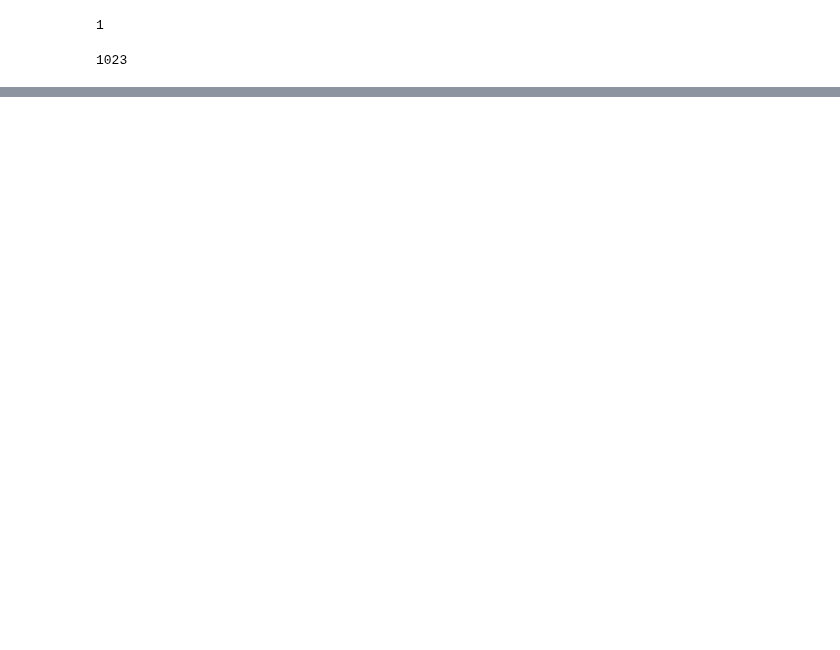
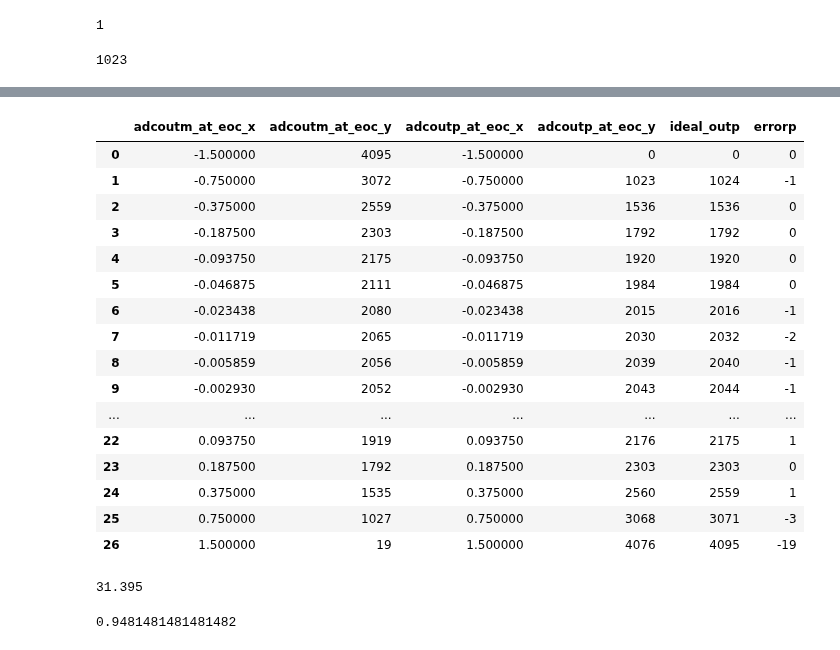
Before and after one commit to venkataratnamb20/quicksilicon, a Jupyter notebook: notebooks/vlsi/pyadc/pyadc.ipynb, the cells around one changed output, grey strips where cells are left out. Drawn from its saved outputs; the diff is of its cells as text; code cells hidden in the pictures; blank space fills up the shorter version.

Commit message:
saradc calculations. Read adcout and compare.

```diff
--- a/notebooks/vlsi/pyadc/pyadc.ipynb
+++ b/notebooks/vlsi/pyadc/pyadc.ipynb
@@ -11,11 +11,11 @@ class Adc:
     vrefp: float = 1.0
     vrefm: float = 0.0
     fs: float = 10e3
-    def __post_init__(self, nbit: int = 10, vrefp: float = 1.0, vrefm: float = 0.0, fs: float = 1e3):
-        self.nbit = nbit
-        self.vrefp = vrefp
-        self.vrefm = vrefm
-        self.fs = fs
+    # def __post_init__(self, nbit: int = 10, vrefp: float = 1.0, vrefm: float = 0.0, fs: float = 1e3):
+    #     self.nbit = nbit
+    #     self.vrefp = vrefp
+    #     self.vrefm = vrefm
+    #     self.fs = fs
 
     @property
     def vref(self):
@@ -287,0 +369,13 @@ assert int(code, 2) == 2**0
+# %%
+vrefp = 1.5
+adc_diff = Adc(
+    nbit = 12,
+    vrefp = 2*vrefp,
+    vrefm = 0.0,
+    fs = 10e3
+)
+adc_diff_convert = lambda vin, vrefp=1.0: adc_diff.convert(vrefp + vin)
+for i in range(nbit):
+    _vin = 2**i * adc_diff.lsb
+    code = adc_diff_convert(_vin, vrefp)
+    print(f"i: {i}\t::\tvin:{_vin}::code: {code}")
@@ -287,0 +395,9 @@ assert int(code, 2) == 2**0
+# %%
+
+# data_path = Path(os.getcwd()).parent / "data"
+data_path = Path(os.getcwd()) / "data"
+
+# /content/data/saradc_out_linearity_bitshift250128.csv
+adcout_sim = pd.read_csv(data_path / "saradc_out_linearity_bitshift250128.csv")
+adcout_sim.columns = adcout_sim.columns.str.strip().str.lower().str.replace(" ", "_")
+adcout_sim.head()
@@ -287,0 +411,32 @@ assert int(code, 2) == 2**0
+# %%
+adcout_sim["ideal_outp"] = adcout_sim["adcoutm_at_eoc_x"].apply(lambda x: adc_diff_convert(x, vrefp))
+adcout_sim["errorp"] = adcout_sim["adcoutp_at_eoc_y"] - adcout_sim["ideal_outp"]
+
+# adcout_sim.head(24)
+adcout_sim
+# %% [output]
+|  | adcoutm_at_eoc_x | adcoutm_at_eoc_y | adcoutp_at_eoc_x | adcoutp_at_eoc_y | ideal_outp | errorp |
+| 0 | -1.500000 | 4095 | -1.500000 | 0 | 0 | 0 |
+| 1 | -0.750000 | 3072 | -0.750000 | 1023 | 1024 | -1 |
+| 2 | -0.375000 | 2559 | -0.375000 | 1536 | 1536 | 0 |
+| 3 | -0.187500 | 2303 | -0.187500 | 1792 | 1792 | 0 |
+| 4 | -0.093750 | 2175 | -0.093750 | 1920 | 1920 | 0 |
+| 5 | -0.046875 | 2111 | -0.046875 | 1984 | 1984 | 0 |
+| 6 | -0.023438 | 2080 | -0.023438 | 2015 | 2016 | -1 |
+| 7 | -0.011719 | 2065 | -0.011719 | 2030 | 2032 | -2 |
+| 8 | -0.005859 | 2056 | -0.005859 | 2039 | 2040 | -1 |
+| 9 | -0.002930 | 2052 | -0.002930 | 2043 | 2044 | -1 |
+| ... | ... | ... | ... | ... | ... | ... |
+| 22 | 0.093750 | 1919 | 0.093750 | 2176 | 2175 | 1 |
+| 23 | 0.187500 | 1792 | 0.187500 | 2303 | 2303 | 0 |
+| 24 | 0.375000 | 1535 | 0.375000 | 2560 | 2559 | 1 |
+| 25 | 0.750000 | 1027 | 0.750000 | 3068 | 3071 | -3 |
+| 26 | 1.500000 | 19 | 1.500000 | 4076 | 4095 | -19 |
+# %%
+23e-3 / adc_diff.lsb
+# %% [output]
+31.395
+# %%
+(1 * 2**nbit * 20 / 3600) / 24
+# %% [output]
+0.9481481481481482
```
Also changed, not shown: parts of 14 cells of this notebook.
